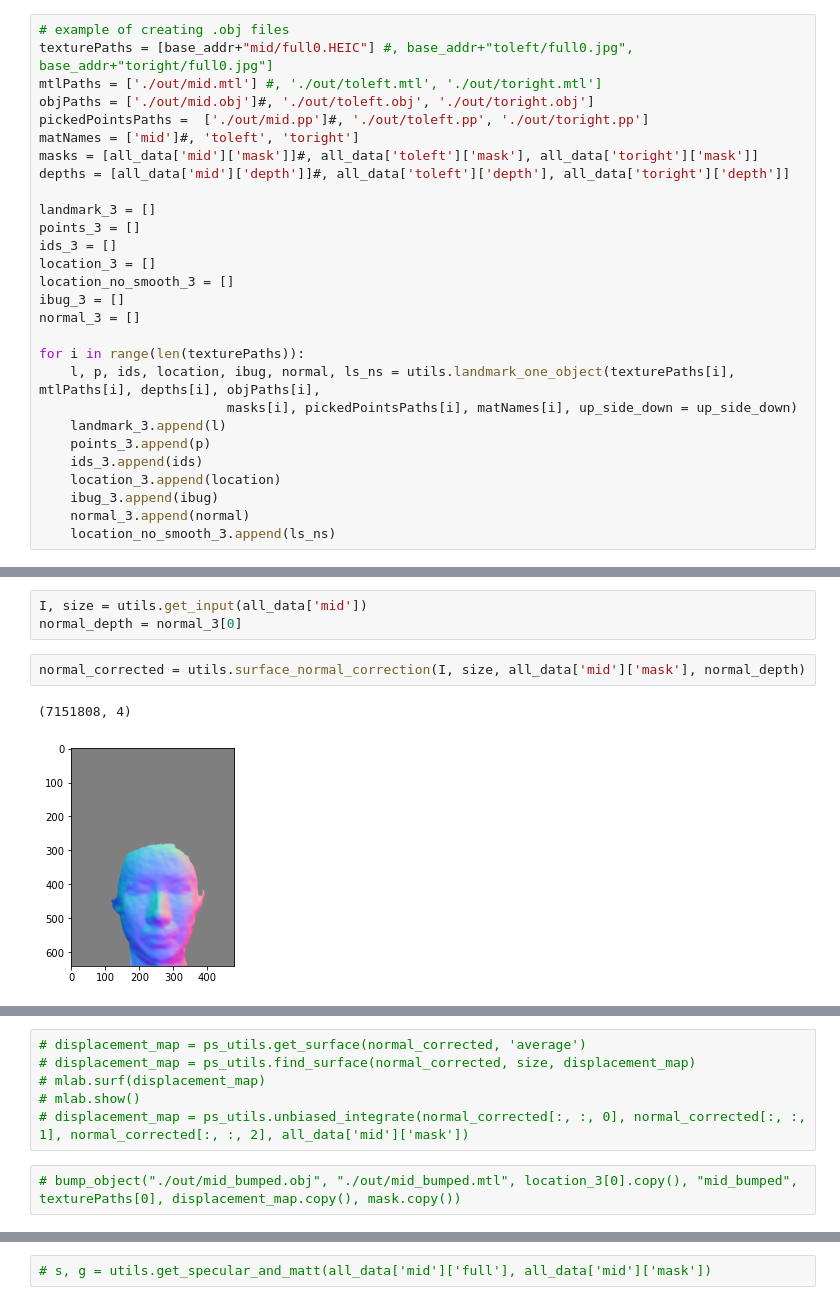
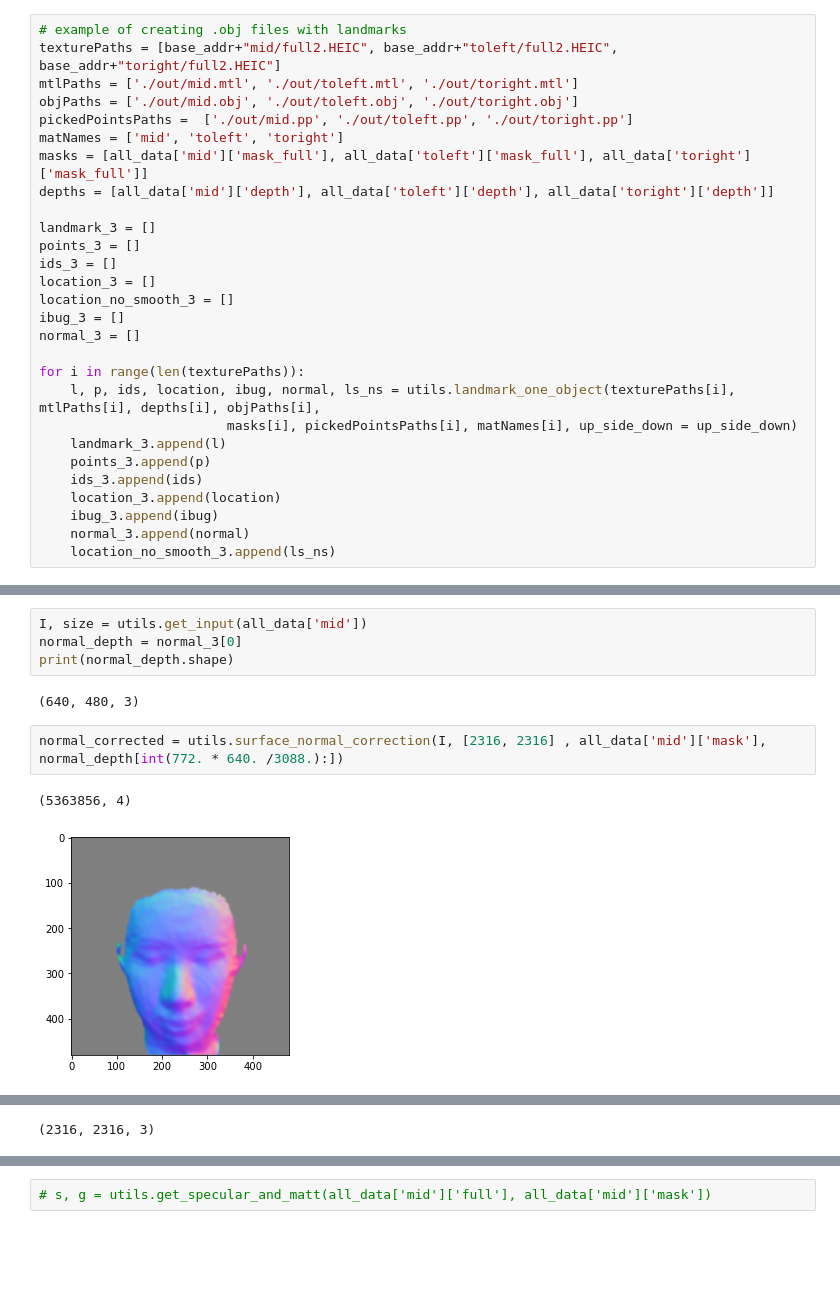
Before and after one commit to pingu59/FYP, a Jupyter notebook: Landmark.ipynb, the cells around one changed output, grey strips where cells are left out. Cells and saved outputs as stored; diff of their text form; blank space fills up the shorter version.

```diff
--- a/Landmark.ipynb
+++ b/Landmark.ipynb
@@ -67,12 +91,12 @@ Text(0.5, 1.0, 'mask')
 # %%
-# example of creating .obj files
-texturePaths = [base_addr+"mid/full0.HEIC"] #, base_addr+"toleft/full0.jpg", base_addr+"toright/full0.jpg"]
-mtlPaths = ['./out/mid.mtl'] #, './out/toleft.mtl', './out/toright.mtl']
-objPaths = ['./out/mid.obj']#, './out/toleft.obj', './out/toright.obj']
-pickedPointsPaths =  ['./out/mid.pp']#, './out/toleft.pp', './out/toright.pp']
-matNames = ['mid']#, 'toleft', 'toright']
-masks = [all_data['mid']['mask']]#, all_data['toleft']['mask'], all_data['toright']['mask']]
-depths = [all_data['mid']['depth']]#, all_data['toleft']['depth'], all_data['toright']['depth']]
+# example of creating .obj files with landmarks
+texturePaths = [base_addr+"mid/full2.HEIC", base_addr+"toleft/full2.HEIC", base_addr+"toright/full2.HEIC"]
+mtlPaths = ['./out/mid.mtl', './out/toleft.mtl', './out/toright.mtl']
+objPaths = ['./out/mid.obj', './out/toleft.obj', './out/toright.obj']
+pickedPointsPaths =  ['./out/mid.pp', './out/toleft.pp', './out/toright.pp']
+matNames = ['mid', 'toleft', 'toright']
+masks = [all_data['mid']['mask_full'], all_data['toleft']['mask_full'], all_data['toright']['mask_full']]
+depths = [all_data['mid']['depth'], all_data['toleft']['depth'], all_data['toright']['depth']]
 
 landmark_3 = []
 points_3 = []
@@ -108,8 +154,11 @@ for i in range(len(texturePaths)):
 # %%
 I, size = utils.get_input(all_data['mid'])
 normal_depth = normal_3[0]
+print(normal_depth.shape)
+# %% [output]
+(640, 480, 3)
 # %%
-normal_corrected = utils.surface_normal_correction(I, size, all_data['mid']['mask'], normal_depth)
+normal_corrected = utils.surface_normal_correction(I, [2316, 2316] , all_data['mid']['mask'], normal_depth[int(772. * 640. /3088.):])
 # %% [output]
-(7151808, 4)
+(5363856, 4)
-[figure, old version]
+[figure, new version]
@@ -122,0 +172 @@ normal_corrected = utils.surface_normal_correction(I, size, all_data['mid']['mas
+(2316, 2316, 3)
@@ -127,8 +176,0 @@ normal_corrected = utils.surface_normal_correction(I, size, all_data['mid']['mas
-# %%
-# displacement_map = ps_utils.get_surface(normal_corrected, 'average')
-# displacement_map = ps_utils.find_surface(normal_corrected, size, displacement_map)
-# mlab.surf(displacement_map)
-# mlab.show()
-# displacement_map = ps_utils.unbiased_integrate(normal_corrected[:, :, 0], normal_corrected[:, :, 1], normal_corrected[:, :, 2], all_data['mid']['mask'])
-# %%
-# bump_object("./out/mid_bumped.obj", "./out/mid_bumped.mtl", location_3[0].copy(), "mid_bumped", texturePaths[0], displacement_map.copy(), mask.copy())
```
Also changed, not shown: parts of 26 cells of this notebook, 38 other files.
